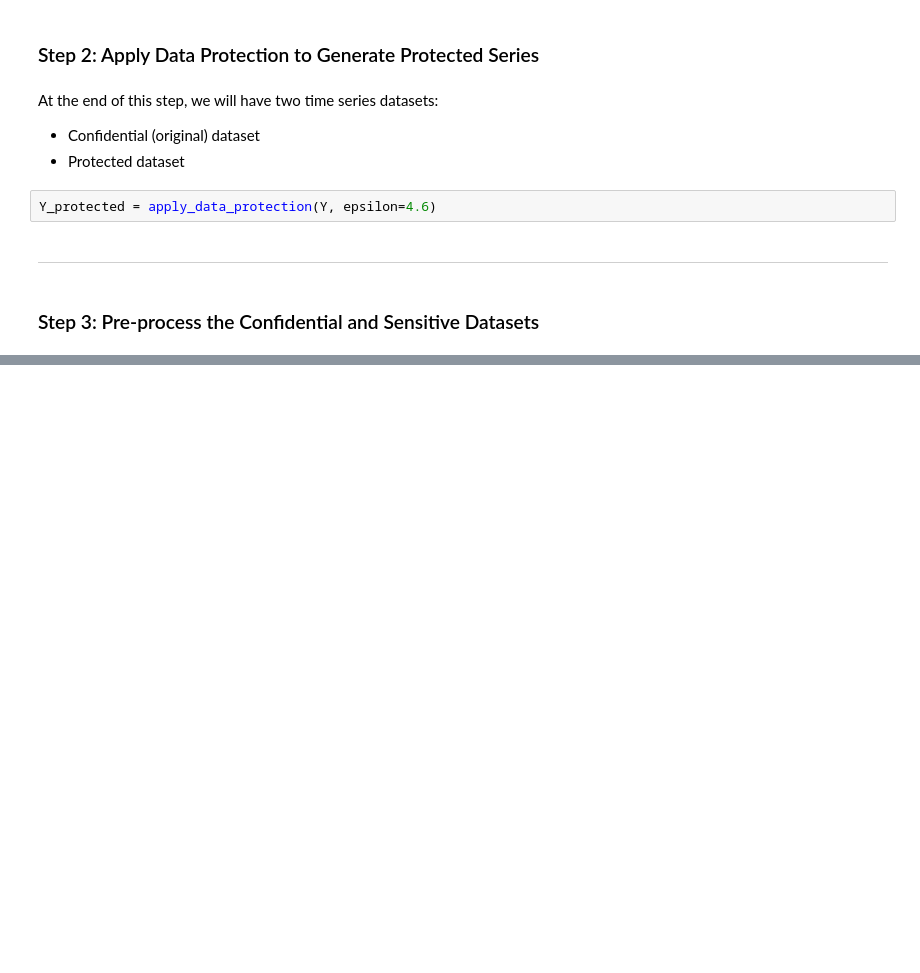
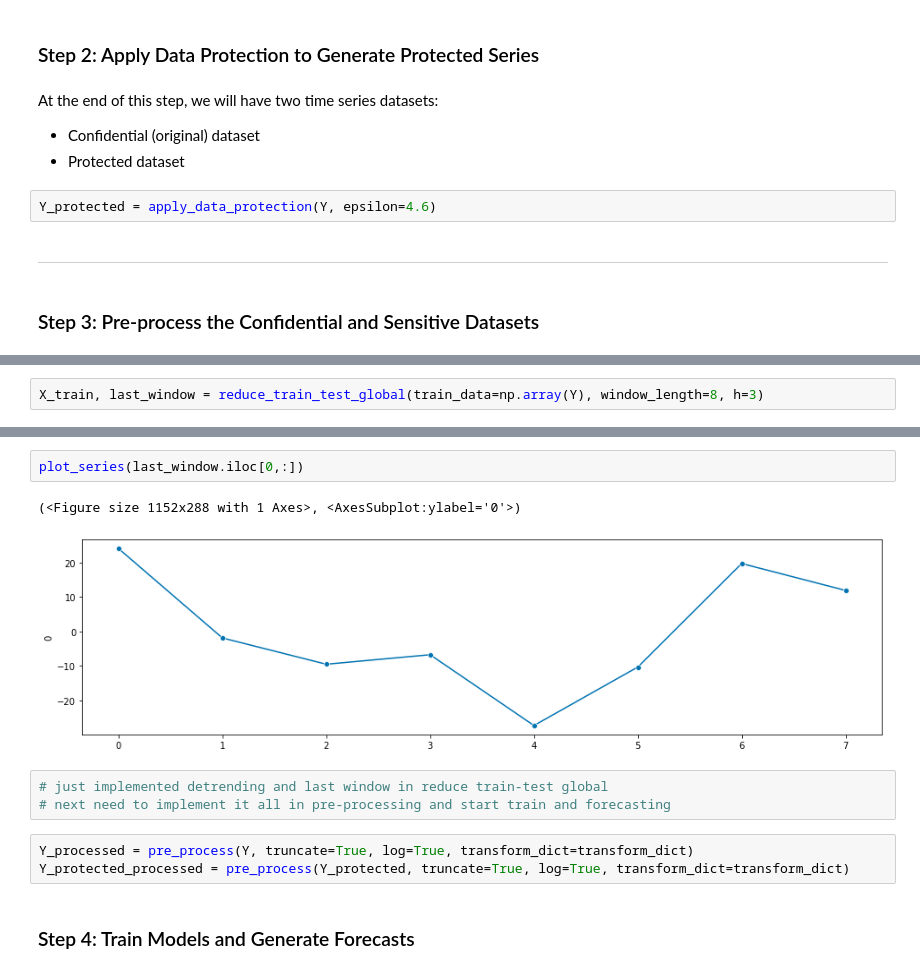
Before and after one commit to cdbale/Privacy-and-Forecasting-Empirical, a Jupyter notebook: Code/Analysis/code-restructuring.ipynb, the cells around one changed output, grey strips where cells are left out. Cells and saved outputs as stored; diff of their text form; blank space fills up the shorter version.

Commit message:
add pre-processing and begin forecasting in restructured code

```diff
--- a/Code/Analysis/code-restructuring.ipynb
+++ b/Code/Analysis/code-restructuring.ipynb
@@ -37,0 +48,2 @@ Y_protected = apply_data_protection(Y, epsilon=4.6)
+# %%
+X_train, last_window = reduce_train_test_global(train_data=np.array(Y), window_length=8, h=3)
@@ -37,0 +87,13 @@ Y_protected = apply_data_protection(Y, epsilon=4.6)
+# %%
+plot_series(last_window.iloc[0,:])
+# %% [output]
+(<Figure size 1152x288 with 1 Axes>, <AxesSubplot:ylabel='0'>)
+[figure, added]
+# %%
+# just implemented detrending and last window in reduce train-test global
+# next need to implement it all in pre-processing and start train and forecasting
+# %%
+Y_processed = pre_process(Y, truncate=True, log=True, transform_dict=transform_dict)
+Y_protected_processed = pre_process(Y_protected, truncate=True, log=True, transform_dict=transform_dict)
+# %% [markdown]
+### Step 4: Train Models and Generate Forecasts
```
Also changed, not shown: parts of 16 cells of this notebook, 2 other files.
